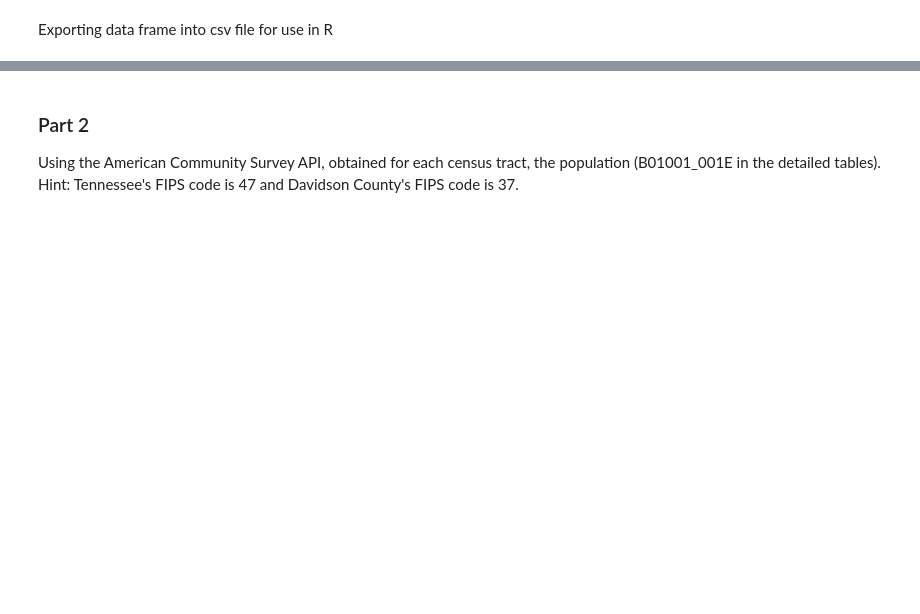
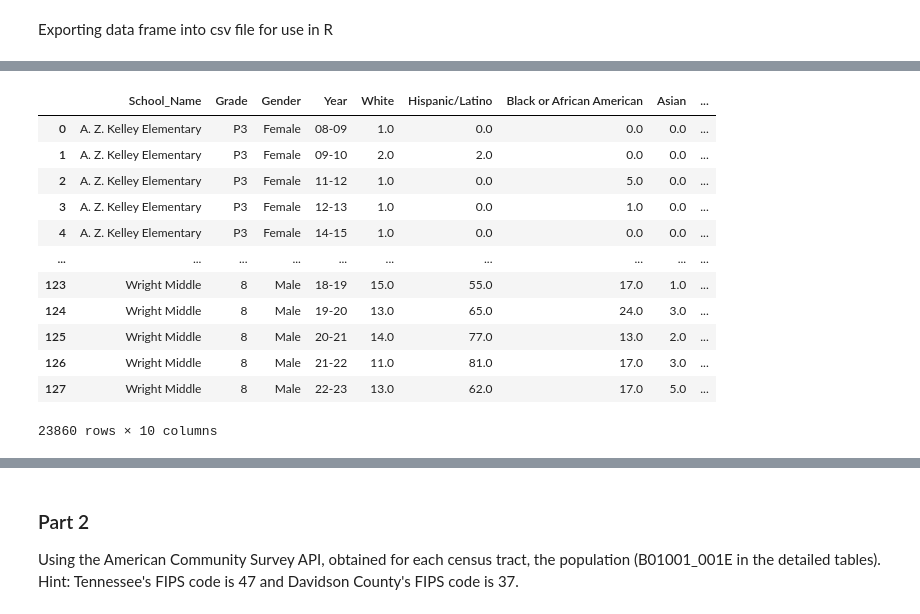
Before and after one commit to ashamaheshwari/Metropolitan-Nashville-School-Enrollement-, a Jupyter notebook: schools_map and census_tract_data.ipynb, the cells around one changed output, grey strips where cells are left out. Saved outputs shown, nothing was run; the diff lists cells and outputs as text; code cells hidden in the pictures; blank space fills up the shorter version.

```diff
--- a/schools_map and census_tract_data.ipynb
+++ b/schools_map and census_tract_data.ipynb
@@ -173,0 +865,22 @@ FileNotFoundError: [Errno 2] No such file or directory: 'Enrollment/Enrollment_2
+# %%
+Demographics = Demographics.rename(columns = {'school': 'School_Name',
+                                          'grade':'Grade',
+                                          'gender' : 'Gender',
+                                          'year' : 'Year'
+                                             })
+Demographics = Demographics.drop(columns = 'N/A')
+Demographics
+# %% [output]
+|  | School_Name | Grade | Gender | Year | White | Hispanic/Latino | Black or African American | Asian | ... |
+| 0 | A. Z. Kelley Elementary | P3 | Female | 08-09 | 1.0 | 0.0 | 0.0 | 0.0 | ... |
+| 1 | A. Z. Kelley Elementary | P3 | Female | 09-10 | 2.0 | 2.0 | 0.0 | 0.0 | ... |
+| 2 | A. Z. Kelley Elementary | P3 | Female | 11-12 | 1.0 | 0.0 | 5.0 | 0.0 | ... |
+| 3 | A. Z. Kelley Elementary | P3 | Female | 12-13 | 1.0 | 0.0 | 1.0 | 0.0 | ... |
+| 4 | A. Z. Kelley Elementary | P3 | Female | 14-15 | 1.0 | 0.0 | 0.0 | 0.0 | ... |
+| ... | ... | ... | ... | ... | ... | ... | ... | ... | ... |
+| 123 | Wright Middle | 8 | Male | 18-19 | 15.0 | 55.0 | 17.0 | 1.0 | ... |
+| 124 | Wright Middle | 8 | Male | 19-20 | 13.0 | 65.0 | 24.0 | 3.0 | ... |
+| 125 | Wright Middle | 8 | Male | 20-21 | 14.0 | 77.0 | 13.0 | 2.0 | ... |
+| 126 | Wright Middle | 8 | Male | 21-22 | 11.0 | 81.0 | 17.0 | 3.0 | ... |
+| 127 | Wright Middle | 8 | Male | 22-23 | 13.0 | 62.0 | 17.0 | 5.0 | ... |
+23860 rows × 10 columns
```
Also changed, not shown: parts of 39 cells of this notebook.
